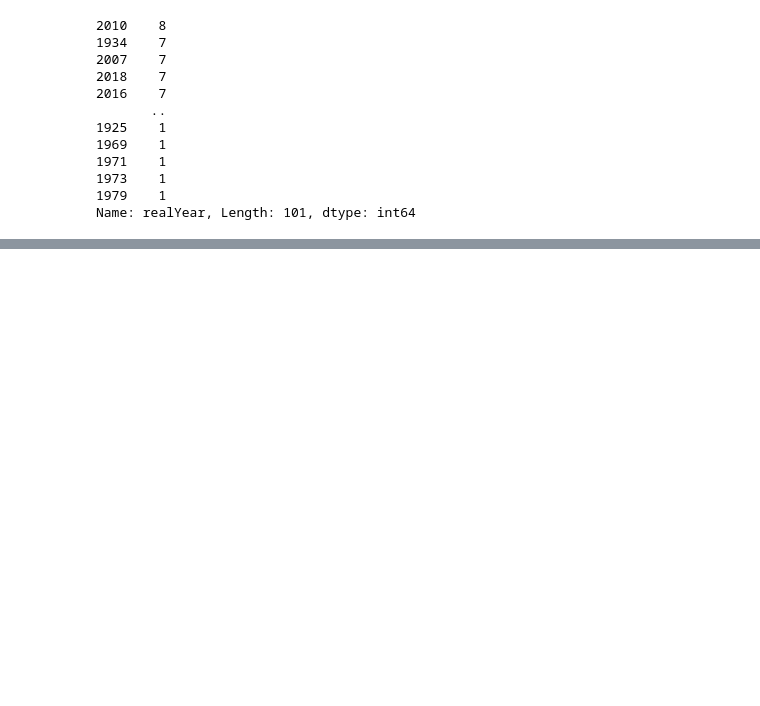
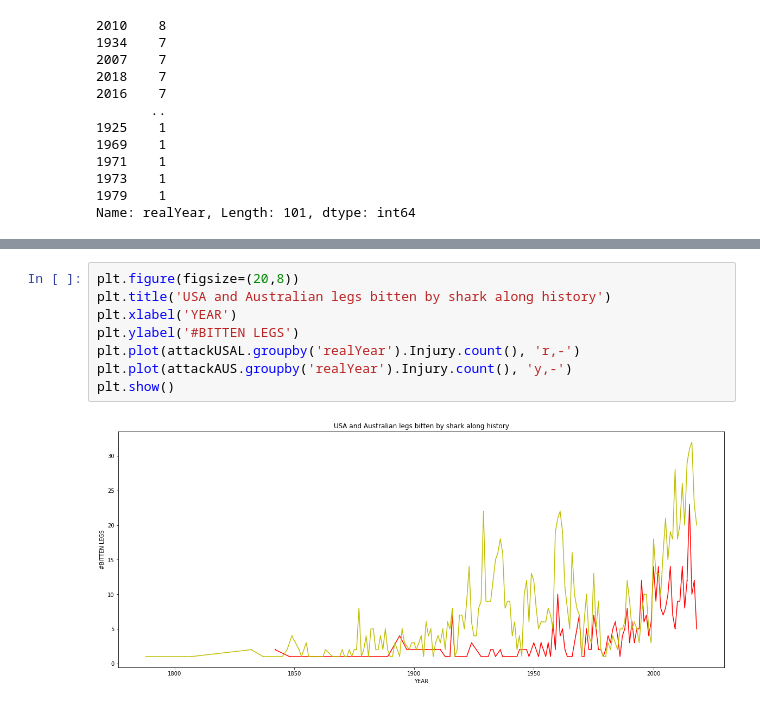
Before and after one commit to Diegon8/SharkAttack-, a Jupyter notebook: Hypothesis_1.ipynb, the cells around one changed output, grey strips where cells are left out. Cells and saved outputs as stored; diff of their text form; blank space fills up the shorter version.

```diff
--- a/Hypothesis_1.ipynb
+++ b/Hypothesis_1.ipynb
@@ -153,0 +179,10 @@ plt.show()
+# %%
+plt.figure(figsize=(20,8))
+plt.title('USA and Australian legs bitten by shark along history')
+plt.xlabel('YEAR')
+plt.ylabel('#BITTEN LEGS')
+plt.plot(attackUSAL.groupby('realYear').Injury.count(), 'r,-')
+plt.plot(attackAUS.groupby('realYear').Injury.count(), 'y,-')
+plt.show()
+# %% [output]
+[figure, added]
```
Also changed, not shown: parts of 3 cells of this notebook.
